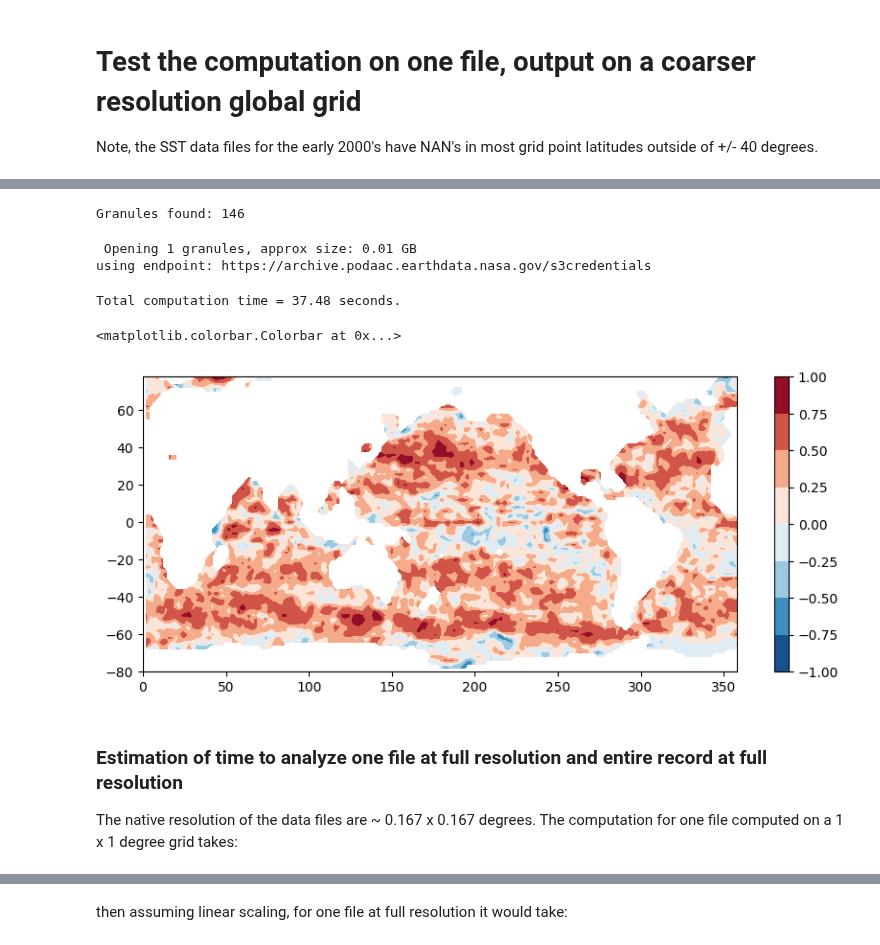
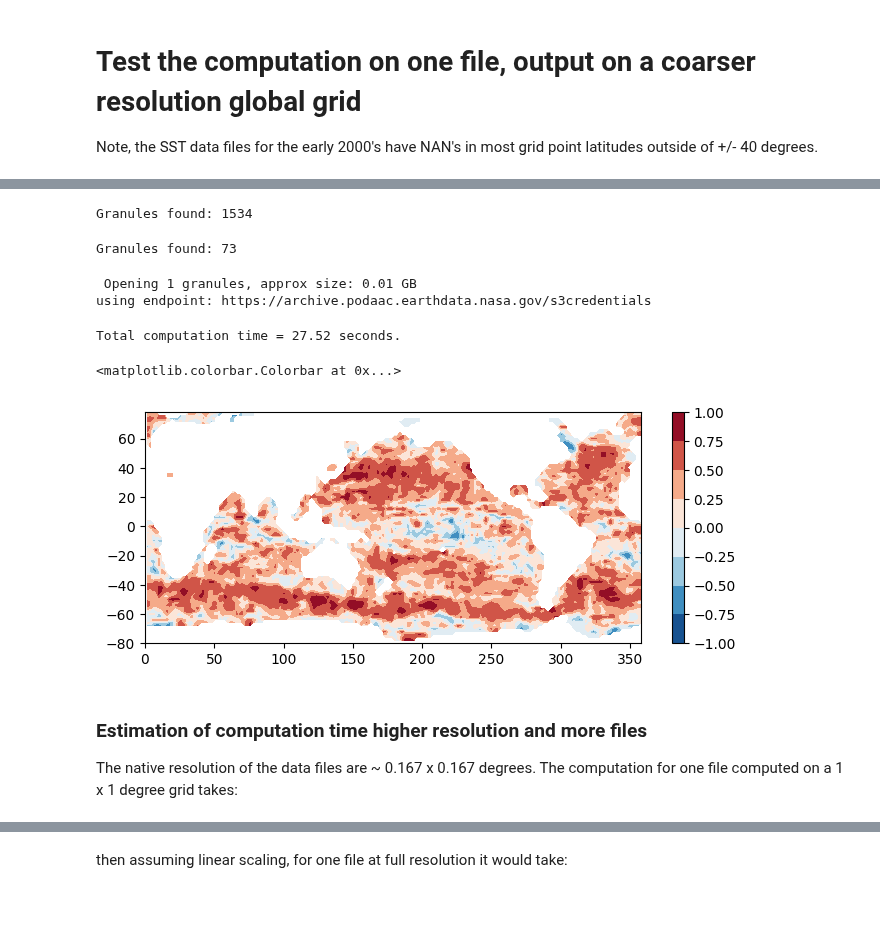
Before and after one commit to DeanHenze/cloud_earthdata, a Jupyter notebook: sst-ssh_corrmap_dask/ssh_sst_correlation_dean.ipynb, the cells around one changed output, grey strips where cells are left out. Drawn from its saved outputs; the diff is of its cells as text; code cells hidden in the pictures; blank space fills up the shorter version.

Commit message:
Modified .sel() fxn's, improve comp time by 30%.

```diff
--- a/sst-ssh_corrmap_dask/ssh_sst_correlation_dean.ipynb
+++ b/sst-ssh_corrmap_dask/ssh_sst_correlation_dean.ipynb
@@ -235,7 +223,7 @@ def spatial_corrmap(granule_ssh, lat_halfwin, lon_halfwin, lats=None, lons=None,
     lats, lons: 1D numpy arrays.
         Latitudes and longitudes creating the 2D grid that 'coef' was calculated on.
     """
-    # Load datafiles, convert SST lon to (0,360) bounds, and interpolate SST to SSH grid:
+    # Load datafiles, convert SST longitude to (0,360), and interpolate SST to SSH grid:
     ssh,sst = load_sst_ssh(granule_ssh)
     sst = sst.roll(lon=len(sst['lon'])//2)
     sst['lon'] = sst['lon']+180
@@ -255,6 +243,11 @@ def spatial_corrmap(granule_ssh, lat_halfwin, lon_halfwin, lats=None, lons=None,
     notnul = (sst*ssh).notnull()
 
 
+    # Combine all needed DataArrays into a single Dataset for more efficient indexing:
+    notnul = notnul.rename("notnul") # Needs a name to merge
+    mergeddata = xr.merge([ssh, sst, notnul], compat="equals")
+
+
     # Compute spatial correlations over whole map:
     coef = []
 
@@ -270,19 +263,17 @@ def spatial_corrmap(granule_ssh, lat_halfwin, lon_halfwin, lats=None, lons=None,
             lat_top = lat_cen + lat_halfwin
             lon_left = lon_cen - lon_halfwin
             lon_right = lon_cen + lon_halfwin
-            ssh_win = ssh.sel(Longitude=slice(lon_left, lon_right), Latitude=slice(lat_bottom, lat_top))
-            sst_win = sst.sel(Longitude=slice(lon_left, lon_right), Latitude=slice(lat_bottom, lat_top))
+            data_win = mergeddata.sel(Longitude=slice(lon_left, lon_right), Latitude=slice(lat_bottom, lat_top))
 
             # If number of non-nan values in sst*ssh window is less than threshold
             # value, append np.nan, else compute anomalies and append their correlation coefficient:
-            notnul_win = notnul.sel(Longitude=slice(lon_left, lon_right), Latitude=slice(lat_bottom, lat_top))
-            n_notnul = notnul_win.sum().item()
+            n_notnul = data_win["notnul"].sum().item()
             if n_notnul < n_thresh:
                 coef.append(np.nan)
             else:
                 # Compute anomalies:
-                ssha,_=anomaly(ssh_win['Longitude'], ssh_win['Latitude'], ssh_win.data)
-                ssta,_=anomaly(sst_win['Longitude'], sst_win['Latitude'], sst_win.data)
+                ssha,_=anomaly(data_win['Longitude'], data_win['Latitude'], data_win['SLA'].data)
+                ssta,_=anomaly(data_win['Longitude'], data_win['Latitude'], data_win['analysed_sst'].data)
 
                 # Compute correlation coefficient:
                 a, b = ssta.flatten(), ssha.flatten()
@@ -306,17 +295,24 @@ Enter your Earthdata password:  ········
+# %%
+granules_ssh_2decades = earthaccess.search_data(
+    short_name="SEA_SURFACE_HEIGHT_ALT_GRIDS_L4_2SATS_5DAY_6THDEG_V_JPL2205",
+    temporal=("2000-01-01", "2020-12-31"),
+    )
+# %% [output]
+Granules found: 1534
 # %%
-granules_ssh = earthaccess.search_data(
+granules_ssh_2018 = earthaccess.search_data(
     short_name="SEA_SURFACE_HEIGHT_ALT_GRIDS_L4_2SATS_5DAY_6THDEG_V_JPL2205",
-    temporal=("2010-01-01", "2011-12-31"),
+    temporal=("2018-01-01", "2018-12-31"),
 )
 # %% [output]
-Granules found: 146
+Granules found: 73
 # %%
 # Compute spatial correlation map for 2 degree x 2 degree resolution and time it:
 t1 = time.time()
 
 lats = np.arange(-80, 80, 2)
 lons = np.arange(0, 359, 2)
-coef, lats, lons = spatial_corrmap(granules_ssh[-1], 3, 3, lats=lats, lons=lons, f_notnull=0.5)
+coef, lats, lons = spatial_corrmap(granules_ssh_2018[0], 3, 3, lats=lats, lons=lons, f_notnull=0.5)
 
 t2 = time.time()
 comptime = round(t2-t1, 2)
@@ -324,16 +320,16 @@ print("Total computation time = " + str(comptime) + " seconds.")
 # %% [output]
  Opening 1 granules, approx size: 0.01 GB
 using endpoint: https://archive.podaac.earthdata.nasa.gov/s3credentials
-Total computation time = 37.48 seconds.
+Total computation time = 27.52 seconds.
 # %%
-plt.figure(figsize=(10,4))
+plt.figure(figsize=(8,3))
 plt.contourf(lons, lats, coef, cmap='RdBu_r')
 plt.colorbar()
 # %% [output]
 <matplotlib.colorbar.Colorbar at 0x...>
-[figure, old version]
+[figure, new version]
 # %% [markdown]
-### Estimation of time to analyze one file at full resolution and entire record at full resolution
+### Estimation of computation time higher resolution and more files
 
 The native resolution of the data files are ~ 0.167 x 0.167 degrees. The computation for one file computed on a 1 x 1 degree grid takes:
 # %%
```
Also changed, not shown: parts of 26 cells of this notebook.
